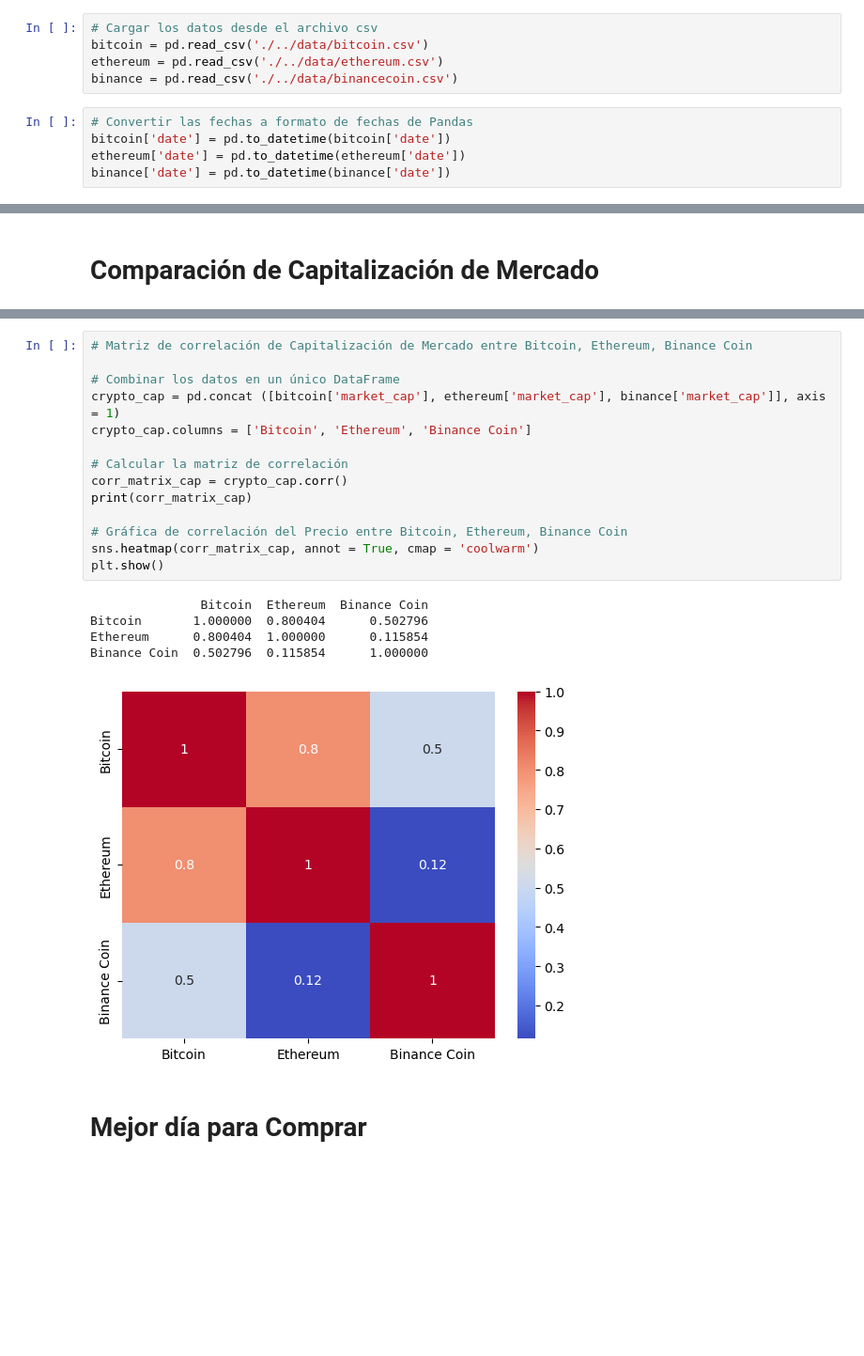
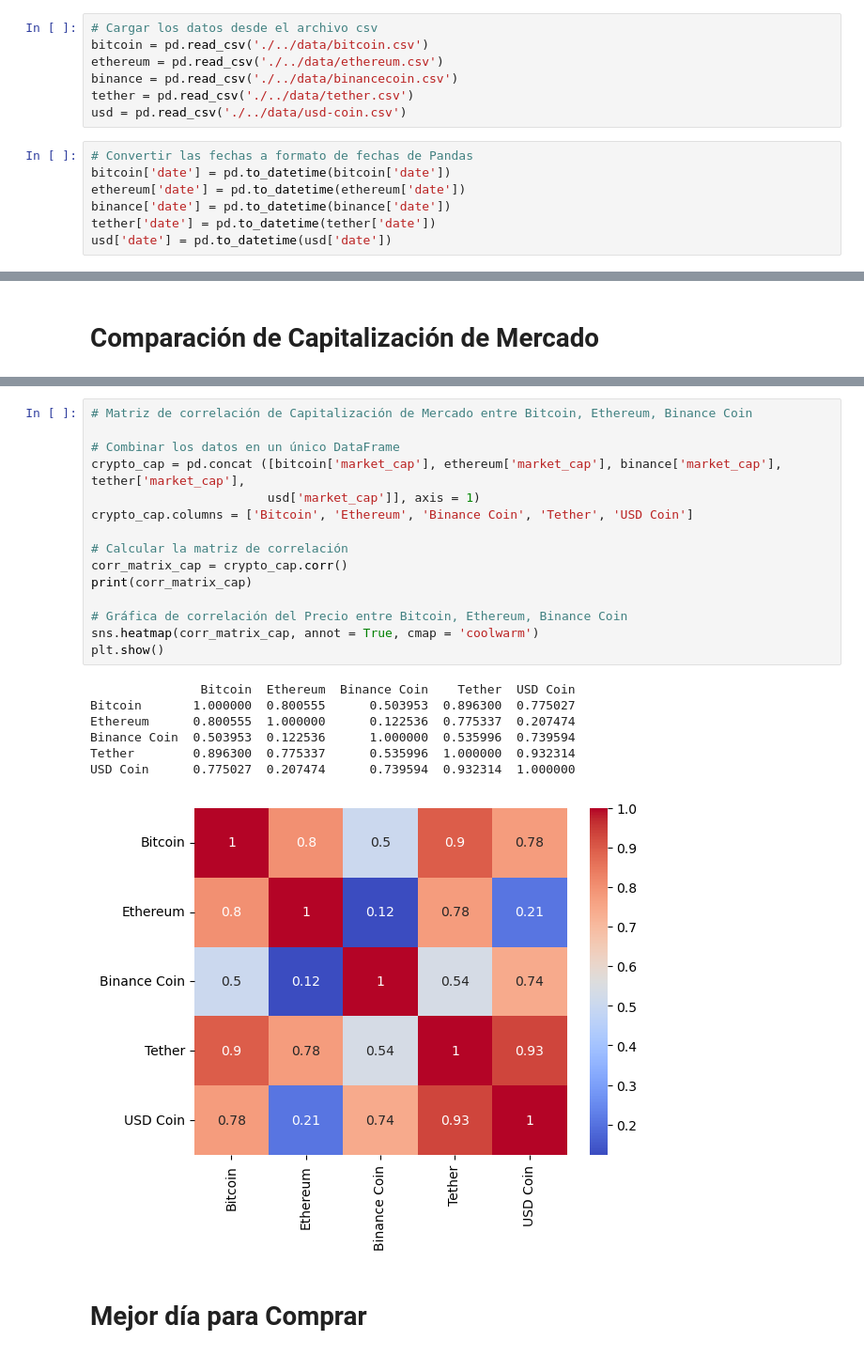
Before and after one commit to angelmpa/proyecto-portafolio, a Jupyter notebook: notebooks/eda_crypto.ipynb, the cells around one changed output, grey strips where cells are left out. Shown at 94% size. Cells and saved outputs as stored; diff of their text form; blank space fills up the shorter version.

Commit message:
tether y usd coin

```diff
--- a/notebooks/eda_crypto.ipynb
+++ b/notebooks/eda_crypto.ipynb
@@ -9,11 +9,15 @@ import calendar
 bitcoin = pd.read_csv('./../data/bitcoin.csv')
 ethereum = pd.read_csv('./../data/ethereum.csv')
 binance = pd.read_csv('./../data/binancecoin.csv')
+tether = pd.read_csv('./../data/tether.csv')
+usd = pd.read_csv('./../data/usd-coin.csv')
 # %%
 # Convertir las fechas a formato de fechas de Pandas
 bitcoin['date'] = pd.to_datetime(bitcoin['date'])
 ethereum['date'] = pd.to_datetime(ethereum['date'])
 binance['date'] = pd.to_datetime(binance['date'])
+tether['date'] = pd.to_datetime(tether['date'])
+usd['date'] = pd.to_datetime(usd['date'])
 # %%
 # Mostras las primeras filas de los dataframe
 print('************ Bitcoin *************')
@@ -1158,23 +1190,26 @@ plt.show()
 # %%
 # Matriz de correlación de Capitalización de Mercado entre Bitcoin, Ethereum, Binance Coin
 
 # Combinar los datos en un único DataFrame
-crypto_cap = pd.concat ([bitcoin['market_cap'], ethereum['market_cap'], binance['market_cap']], axis = 1)
-crypto_cap.columns = ['Bitcoin', 'Ethereum', 'Binance Coin']
+crypto_cap = pd.concat ([bitcoin['market_cap'], ethereum['market_cap'], binance['market_cap'], tether['market_cap'],
+                        usd['market_cap']], axis = 1)
+crypto_cap.columns = ['Bitcoin', 'Ethereum', 'Binance Coin', 'Tether', 'USD Coin']
 
 # Calcular la matriz de correlación
 corr_matrix_cap = crypto_cap.corr()
 print(corr_matrix_cap)
 
 # Gráfica de correlación del Precio entre Bitcoin, Ethereum, Binance Coin
 sns.heatmap(corr_matrix_cap, annot = True, cmap = 'coolwarm')
 plt.show()
 # %% [output]
-               Bitcoin  Ethereum  Binance Coin
-Bitcoin       1.000000  0.800404      0.502796
-Ethereum      0.800404  1.000000      0.115854
-Binance Coin  0.502796  0.115854      1.000000
+               Bitcoin  Ethereum  Binance Coin    Tether  USD Coin
+Bitcoin       1.000000  0.800555      0.503953  0.896300  0.775027
+Ethereum      0.800555  1.000000      0.122536  0.775337  0.207474
+Binance Coin  0.503953  0.122536      1.000000  0.535996  0.739594
+Tether        0.896300  0.775337      0.535996  1.000000  0.932314
+USD Coin      0.775027  0.207474      0.739594  0.932314  1.000000
-[figure, old version]
+[figure, new version]
 # %% [markdown]
 # Mejor día para Comprar
 # %%
```
Also changed, not shown: parts of 35 cells of this notebook, 5 other files.
